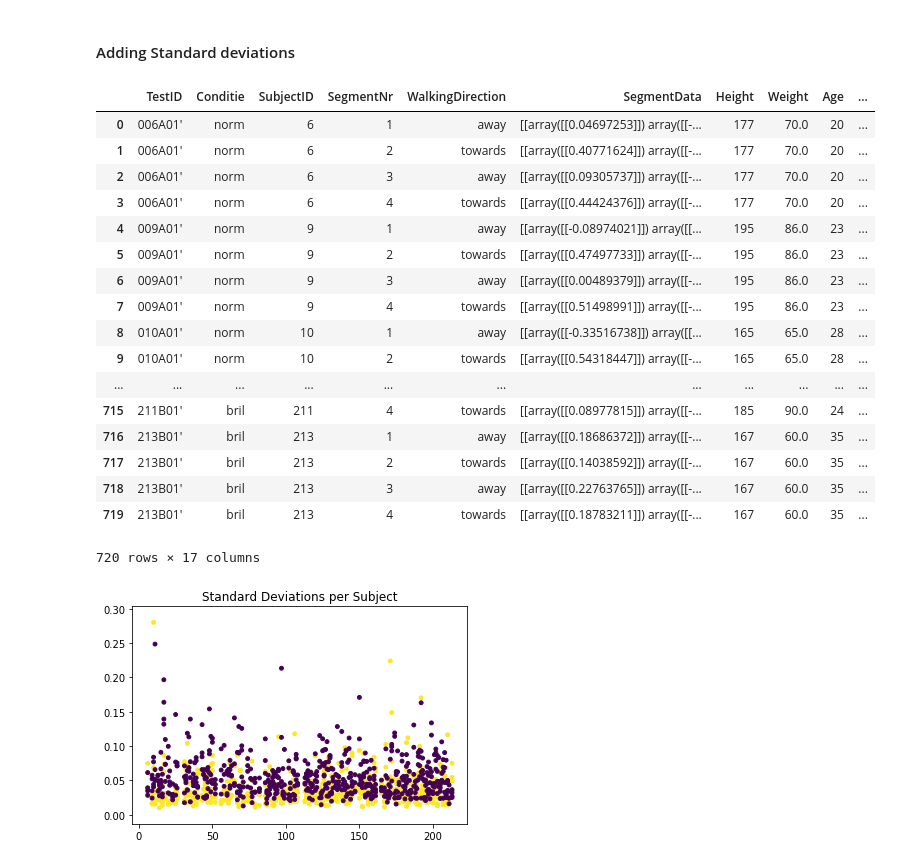
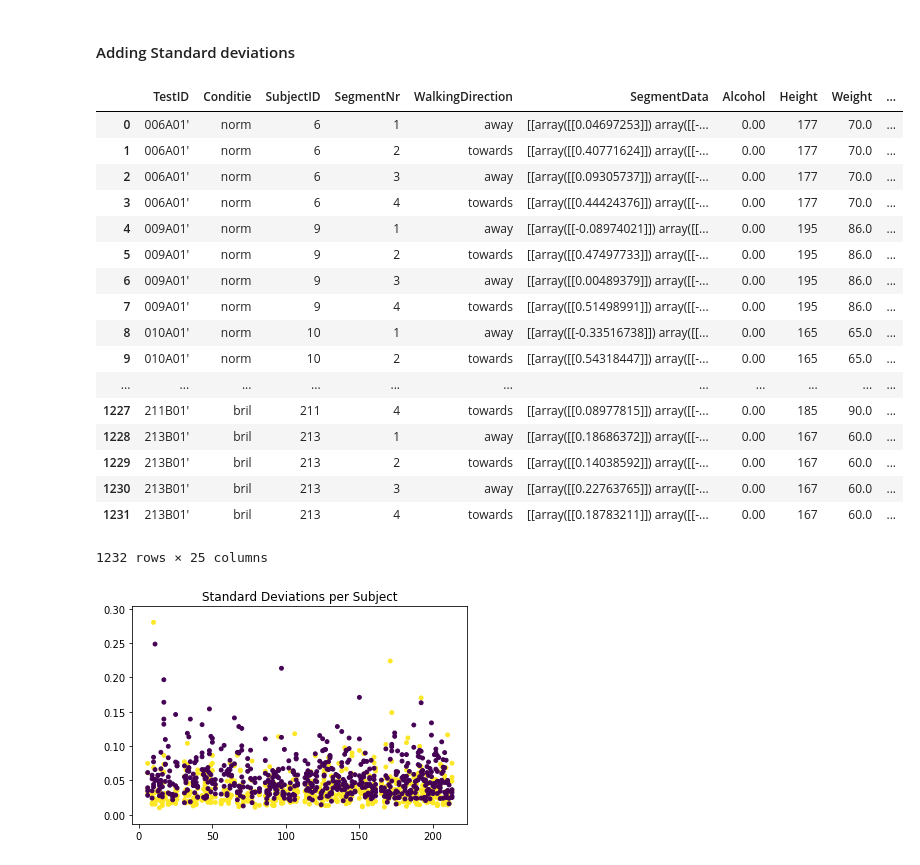
Before and after one commit to VivienvV/fallrisk, a Jupyter notebook: Machine_learning/s_MADandSD.ipynb, the cells around one changed output. Saved outputs shown, nothing was run; the diff lists cells and outputs as text; code cells hidden in the pictures.

Commit message:
volledige dataset (incl) alcohol voor loopjes en per persoon

```diff
--- a/Machine_learning/s_MADandSD.ipynb
+++ b/Machine_learning/s_MADandSD.ipynb
@@ -75,26 +75,26 @@ col = pd.Series(stds)
 df_data["std_SegmentData"] = col.values
 # %%
 display(df_data)
-df_data.to_csv(path_or_buf="../Data/Unnamed: 0.csv")
+df_data.to_csv(path_or_buf="../Data/preprocessed_alcohol_balance.csv", index=False)
 # %% [output]
-|  | TestID | Conditie | SubjectID | SegmentNr | WalkingDirection | SegmentData | Height | Weight | Age | ... |
-| 0 | 006A01' | norm | 6 | 1 | away | [[array([[0.04697253]]) array([[-... | 177 | 70.0 | 20 | ... |
-| 1 | 006A01' | norm | 6 | 2 | towards | [[array([[0.40771624]]) array([[-... | 177 | 70.0 | 20 | ... |
-| 2 | 006A01' | norm | 6 | 3 | away | [[array([[0.09305737]]) array([[-... | 177 | 70.0 | 20 | ... |
-| 3 | 006A01' | norm | 6 | 4 | towards | [[array([[0.44424376]]) array([[-... | 177 | 70.0 | 20 | ... |
-| 4 | 009A01' | norm | 9 | 1 | away | [[array([[-0.08974021]]) array([[... | 195 | 86.0 | 23 | ... |
-| 5 | 009A01' | norm | 9 | 2 | towards | [[array([[0.47497733]]) array([[-... | 195 | 86.0 | 23 | ... |
-| 6 | 009A01' | norm | 9 | 3 | away | [[array([[0.00489379]]) array([[-... | 195 | 86.0 | 23 | ... |
-| 7 | 009A01' | norm | 9 | 4 | towards | [[array([[0.51498991]]) array([[-... | 195 | 86.0 | 23 | ... |
-| 8 | 010A01' | norm | 10 | 1 | away | [[array([[-0.33516738]]) array([[... | 165 | 65.0 | 28 | ... |
-| 9 | 010A01' | norm | 10 | 2 | towards | [[array([[0.54318447]]) array([[-... | 165 | 65.0 | 28 | ... |
+|  | TestID | Conditie | SubjectID | SegmentNr | WalkingDirection | SegmentData | Alcohol | Height | Weight | ... |
+| 0 | 006A01' | norm | 6 | 1 | away | [[array([[0.04697253]]) array([[-... | 0.00 | 177 | 70.0 | ... |
+| 1 | 006A01' | norm | 6 | 2 | towards | [[array([[0.40771624]]) array([[-... | 0.00 | 177 | 70.0 | ... |
+| 2 | 006A01' | norm | 6 | 3 | away | [[array([[0.09305737]]) array([[-... | 0.00 | 177 | 70.0 | ... |
+| 3 | 006A01' | norm | 6 | 4 | towards | [[array([[0.44424376]]) array([[-... | 0.00 | 177 | 70.0 | ... |
+| 4 | 009A01' | norm | 9 | 1 | away | [[array([[-0.08974021]]) array([[... | 0.00 | 195 | 86.0 | ... |
+| 5 | 009A01' | norm | 9 | 2 | towards | [[array([[0.47497733]]) array([[-... | 0.00 | 195 | 86.0 | ... |
+| 6 | 009A01' | norm | 9 | 3 | away | [[array([[0.00489379]]) array([[-... | 0.00 | 195 | 86.0 | ... |
+| 7 | 009A01' | norm | 9 | 4 | towards | [[array([[0.51498991]]) array([[-... | 0.00 | 195 | 86.0 | ... |
+| 8 | 010A01' | norm | 10 | 1 | away | [[array([[-0.33516738]]) array([[... | 0.00 | 165 | 65.0 | ... |
+| 9 | 010A01' | norm | 10 | 2 | towards | [[array([[0.54318447]]) array([[-... | 0.00 | 165 | 65.0 | ... |
 | ... | ... | ... | ... | ... | ... | ... | ... | ... | ... | ... |
-| 715 | 211B01' | bril | 211 | 4 | towards | [[array([[0.08977815]]) array([[-... | 185 | 90.0 | 24 | ... |
-| 716 | 213B01' | bril | 213 | 1 | away | [[array([[0.18686372]]) array([[-... | 167 | 60.0 | 35 | ... |
-| 717 | 213B01' | bril | 213 | 2 | towards | [[array([[0.14038592]]) array([[-... | 167 | 60.0 | 35 | ... |
-| 718 | 213B01' | bril | 213 | 3 | away | [[array([[0.22763765]]) array([[-... | 167 | 60.0 | 35 | ... |
-| 719 | 213B01' | bril | 213 | 4 | towards | [[array([[0.18783211]]) array([[-... | 167 | 60.0 | 35 | ... |
+| 1227 | 211B01' | bril | 211 | 4 | towards | [[array([[0.08977815]]) array([[-... | 0.00 | 185 | 90.0 | ... |
+| 1228 | 213B01' | bril | 213 | 1 | away | [[array([[0.18686372]]) array([[-... | 0.00 | 167 | 60.0 | ... |
+| 1229 | 213B01' | bril | 213 | 2 | towards | [[array([[0.14038592]]) array([[-... | 0.00 | 167 | 60.0 | ... |
+| 1230 | 213B01' | bril | 213 | 3 | away | [[array([[0.22763765]]) array([[-... | 0.00 | 167 | 60.0 | ... |
+| 1231 | 213B01' | bril | 213 | 4 | towards | [[array([[0.18783211]]) array([[-... | 0.00 | 167 | 60.0 | ... |
-720 rows × 17 columns
+1232 rows × 25 columns
 # %%
 categories = np.unique(df_data["Conditie"])
 colors = np.linspace(0, 1, len(categories))
```
Also changed, not shown: 5 other files.
